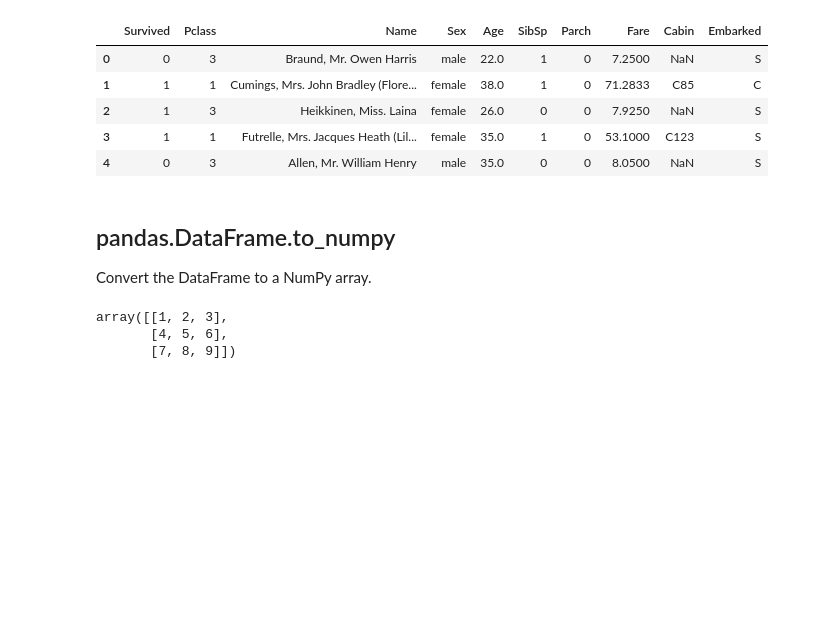
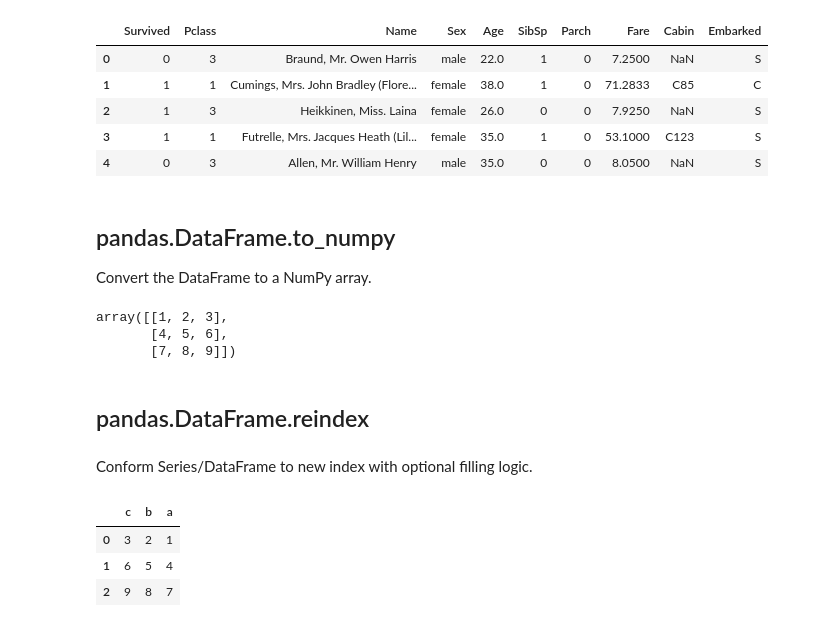
Before and after one commit to chama0623/Python_memo, a Jupyter notebook: pandas_memo.ipynb, the cells around one changed output. Drawn from its saved outputs; the diff is of its cells as text; code cells hidden in the pictures; blank space fills up the shorter version.

```diff
--- a/pandas_memo.ipynb
+++ b/pandas_memo.ipynb
@@ -370,3 +370,18 @@ a
 array([[1, 2, 3],
        [4, 5, 6],
        [7, 8, 9]])
+# %% [markdown]
+## pandas.DataFrame.reindex
+# %% [markdown]
+Conform Series/DataFrame to new index with optional filling logic.
+# %%
+# prepare
+df = pd.DataFrame(np.array([[1, 2, 3], [4, 5, 6], [7, 8, 9]]),
+                   columns=['a', 'b', 'c'])
+
+df.reindex(columns=['c', 'b', 'a']) # indexも同様
+# %% [output]
+|  | c | b | a |
+| 0 | 3 | 2 | 1 |
+| 1 | 6 | 5 | 4 |
+| 2 | 9 | 8 | 7 |
```
Also changed, not shown: 16 other files.
